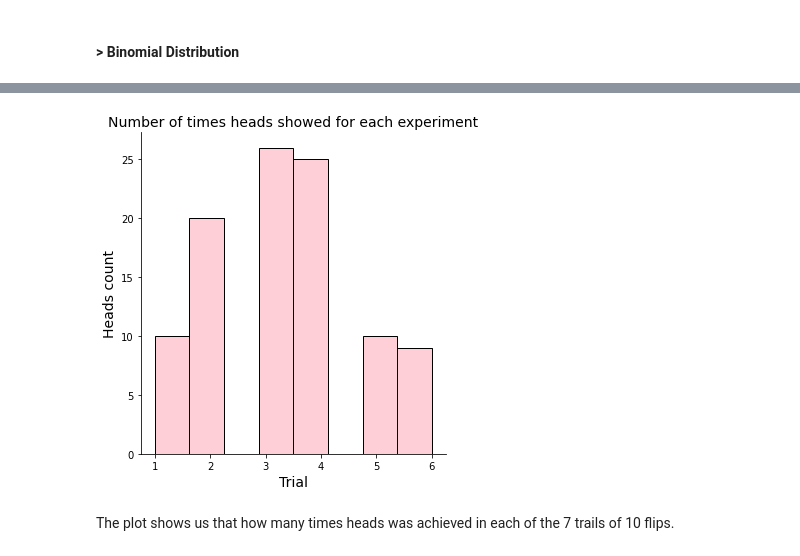
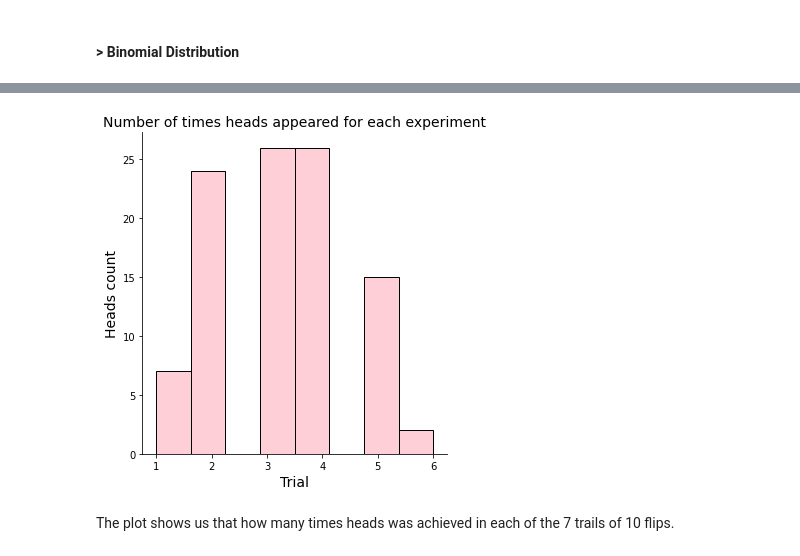
Before and after one commit to Michelleoc/programming-for-data-analysis-assignment, a Jupyter notebook: numpy-random-assignment.ipynb, the cells around one changed output, grey strips where cells are left out. Saved outputs shown, nothing was run; the diff lists cells and outputs as text; code cells hidden in the pictures.

Commit message:
plot changes

```diff
--- a/numpy-random-assignment.ipynb
+++ b/numpy-random-assignment.ipynb
@@ -563,11 +560,11 @@ array([4, 3, 5, 2, 2, 5, 2, 3, 4, 3], dtype=int64)
 # %%
 # Plot the result where we repeat the experiment 100 times
 sns.displot(rng.binomial(n=7, p=0.5, size=100), kde=False, color="pink")
-plt.title('Number of times heads showed for each experiment', size=14)
+plt.title('Number of times heads appeared for each experiment', size=14)
 plt.xlabel('Trial', size=14)
 plt.ylabel('Heads count', size=14)
 plt.show()
 # %% [output]
-[figure, old version]
+[figure, new version]
 # %% [markdown]
 The plot shows us that how many times heads was achieved in each of the 7 trails of 10 flips.
```
Also changed, not shown: parts of 48 cells of this notebook.
